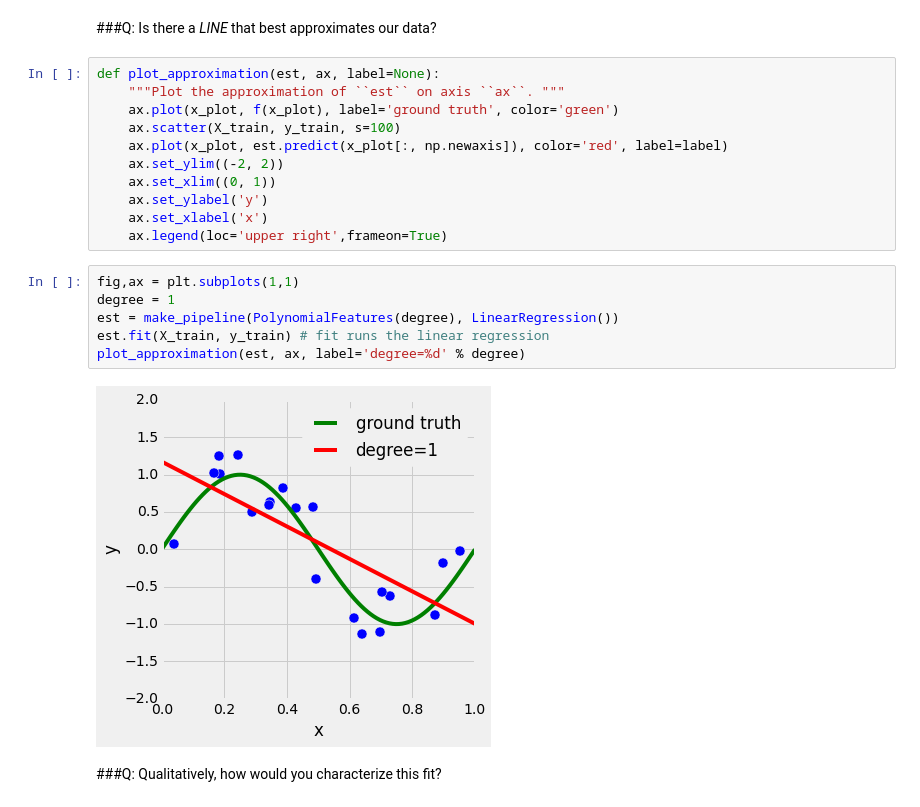
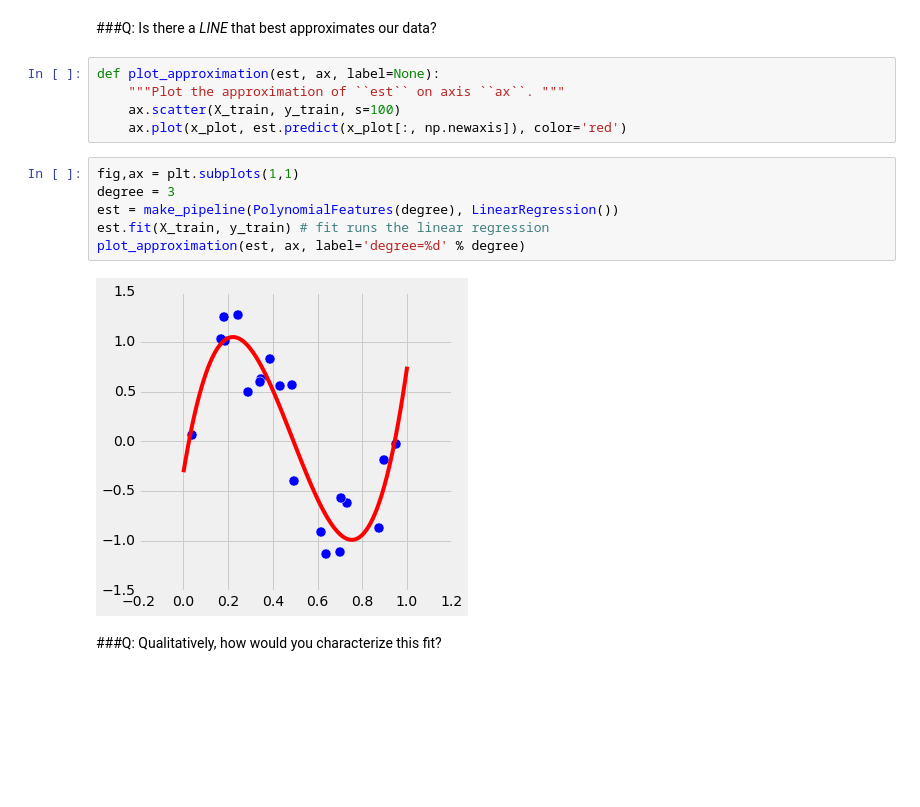
Before and after one commit to dav1dfeldman/DAT_SF_11, a Jupyter notebook: labs/lab_04/linear_regression_regularization.ipynb, the cells around one changed output. Saved outputs shown, nothing was run; the diff lists cells and outputs as text; blank space fills up the shorter version.

```diff
--- a/labs/lab_04/linear_regression_regularization.ipynb
+++ b/labs/lab_04/linear_regression_regularization.ipynb
@@ -54,22 +77,16 @@ ax.legend()
 # %%
 def plot_approximation(est, ax, label=None):
     """Plot the approximation of ``est`` on axis ``ax``. """
-    ax.plot(x_plot, f(x_plot), label='ground truth', color='green')
     ax.scatter(X_train, y_train, s=100)
-    ax.plot(x_plot, est.predict(x_plot[:, np.newaxis]), color='red', label=label)
-    ax.set_ylim((-2, 2))
-    ax.set_xlim((0, 1))
-    ax.set_ylabel('y')
-    ax.set_xlabel('x')
-    ax.legend(loc='upper right',frameon=True)
+    ax.plot(x_plot, est.predict(x_plot[:, np.newaxis]), color='red')
 # %%
 fig,ax = plt.subplots(1,1)
-degree = 1
+degree = 3
 est = make_pipeline(PolynomialFeatures(degree), LinearRegression())
 est.fit(X_train, y_train) # fit runs the linear regression
 plot_approximation(est, ax, label='degree=%d' % degree)
 # %% [output]
-[figure, old version]
+[figure, new version]
 # %% [markdown]
 ###Q: Qualitatively, how would you characterize this fit?
 # %% [markdown]
```
Also changed, not shown: parts of 2 cells of this notebook, 6 other files.
